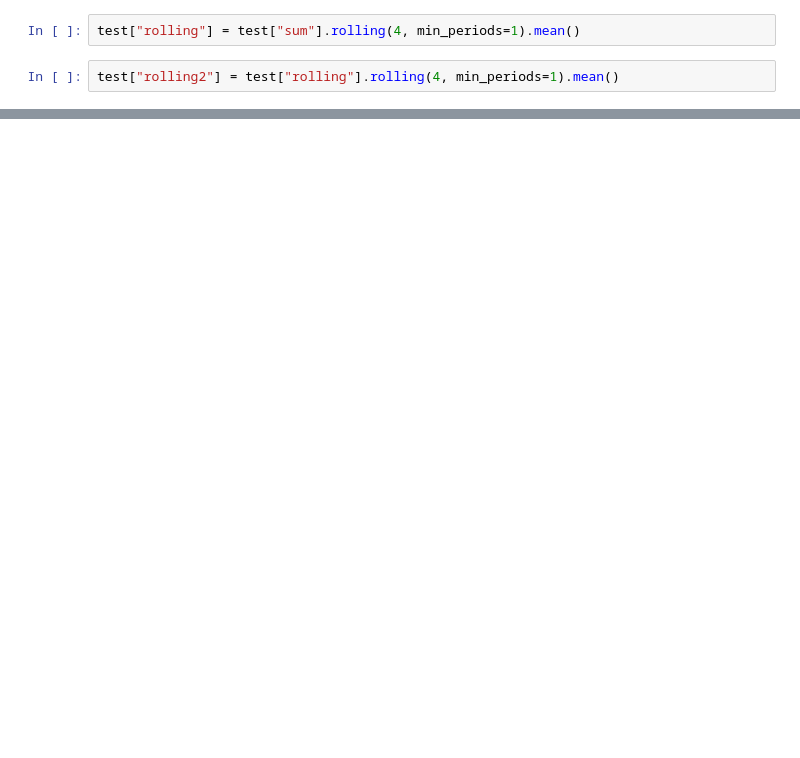
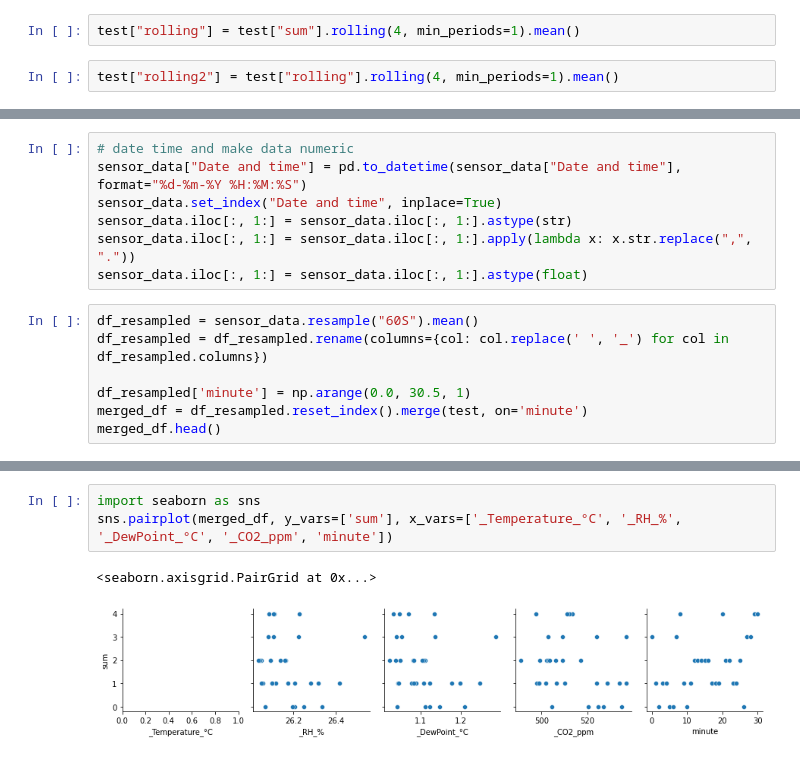
Before and after one commit to jan-ra/attention-keeper, a Jupyter notebook: data-processing.ipynb, the cells around one changed output, grey strips where cells are left out. Saved outputs shown, nothing was run; the diff lists cells and outputs as text; blank space fills up the shorter version.

```diff
--- a/data-processing.ipynb
+++ b/data-processing.ipynb
@@ -211,0 +215,14 @@ test.plot(y=["rolling","rolling2", "sum"], figsize=(10,5))
+# %%
+# date time and make data numeric
+sensor_data["Date and time"] = pd.to_datetime(sensor_data["Date and time"], format="%d-%m-%Y %H:%M:%S")
+sensor_data.set_index("Date and time", inplace=True)
+sensor_data.iloc[:, 1:] = sensor_data.iloc[:, 1:].astype(str)
+sensor_data.iloc[:, 1:] = sensor_data.iloc[:, 1:].apply(lambda x: x.str.replace(",", "."))
+sensor_data.iloc[:, 1:] = sensor_data.iloc[:, 1:].astype(float)
+# %%
+df_resampled = sensor_data.resample("60S").mean()
+df_resampled = df_resampled.rename(columns={col: col.replace(' ', '_') for col in df_resampled.columns})
+
+df_resampled['minute'] = np.arange(0.0, 30.5, 1)
+merged_df = df_resampled.reset_index().merge(test, on='minute')
+merged_df.head()
@@ -211,0 +236,6 @@ test.plot(y=["rolling","rolling2", "sum"], figsize=(10,5))
+# %%
+import seaborn as sns
+sns.pairplot(merged_df, y_vars=['sum'], x_vars=['_Temperature_°C', '_RH_%', '_DewPoint_°C', '_CO2_ppm', 'minute'])
+# %% [output]
+<seaborn.axisgrid.PairGrid at 0x...>
+[figure, added]
```
Also changed, not shown: parts of 15 cells of this notebook.
